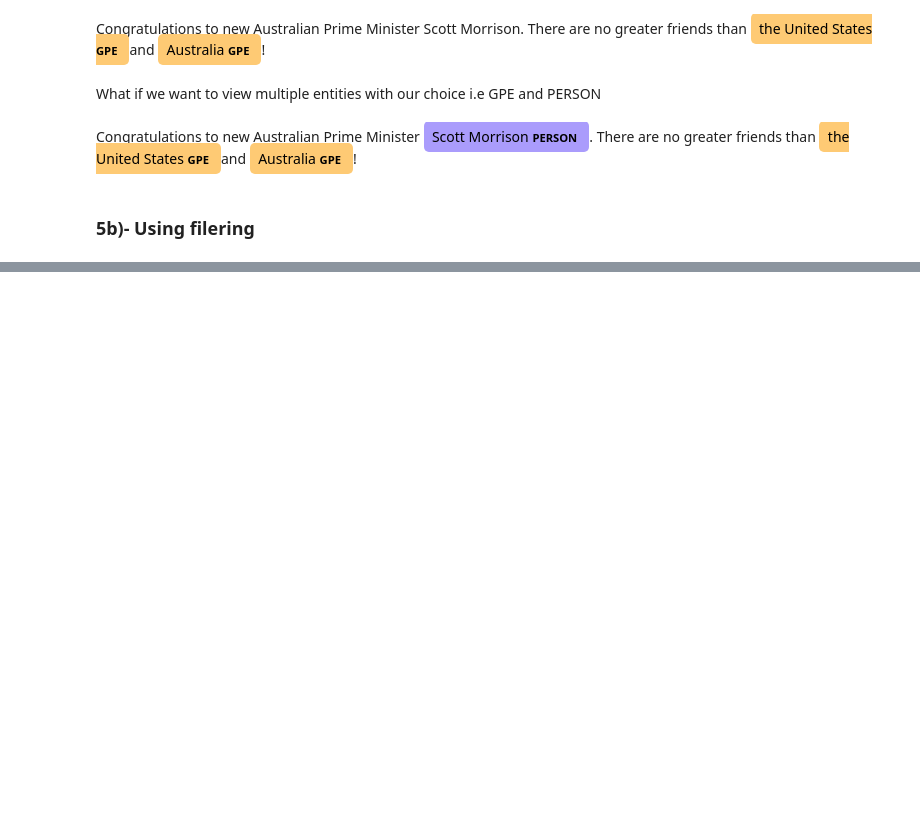
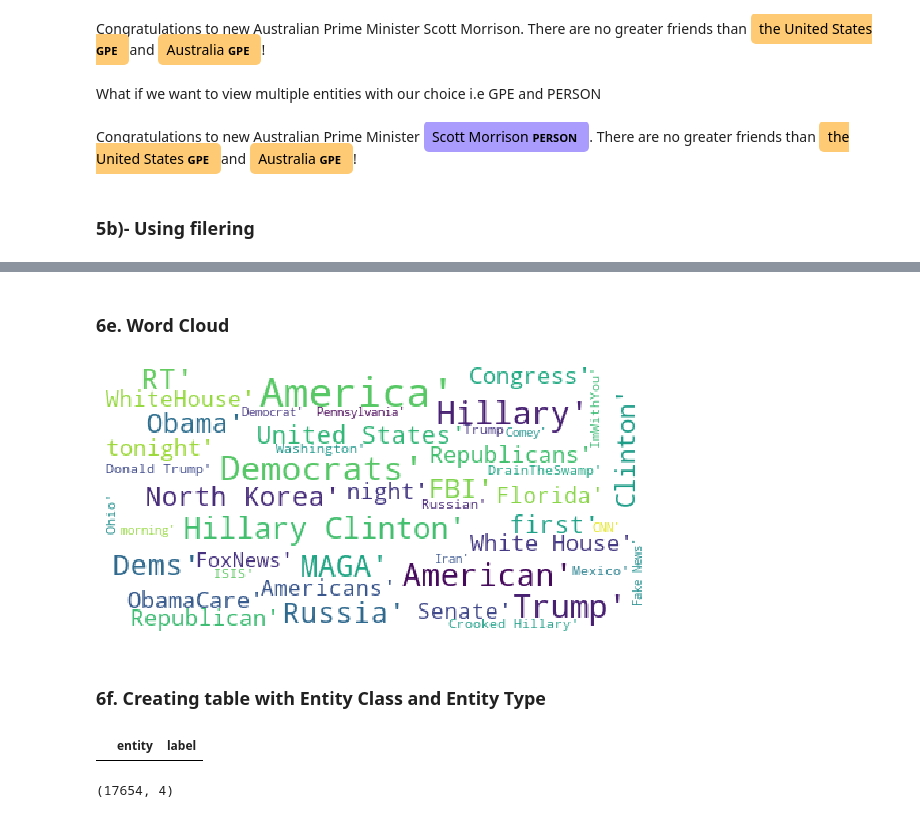
Before and after one commit to HassanSherwani/NLP-Natural-Language-Processing-, a Jupyter notebook: Custom_Named-Entity/custome_ner_kaggle.ipynb, the cells around one changed output, grey strips where cells are left out. Drawn from its saved outputs; the diff is of its cells as text; code cells hidden in the pictures; blank space fills up the shorter version.

```diff
--- a/Custom_Named-Entity/custome_ner_kaggle.ipynb
+++ b/Custom_Named-Entity/custome_ner_kaggle.ipynb
@@ -188,0 +347,24 @@ Congratulations to new Australian Prime Minister Scott Morrison PERSON . There a
+# %% [markdown]
+### 6e. Word Cloud
+# %%
+from spacy.lang.en.stop_words import STOP_WORDS
+from wordcloud import WordCloud
+plt.figure(figsize=(10,5))
+wordcloud = WordCloud(background_color="white",
+                      stopwords = STOP_WORDS,
+                      max_words=45,
+                      max_font_size=30,
+                      random_state=42
+                     ).generate(str(entities))
+plt.imshow(wordcloud)
+plt.axis("off")
+plt.show()
+# %% [output]
+[figure, added]
+# %% [markdown]
+### 6f. Creating table with Entity Class and Entity Type
+# %%
+df_table = pd.DataFrame({'entity': [], 'label': []})
+df_table
+# %% [output]
+|  | entity | label |
@@ -188,0 +376,4 @@ Congratulations to new Australian Prime Minister Scott Morrison PERSON . There a
+# %%
+df_table.shape
+# %% [output]
+(17654, 4)
```
Also changed, not shown: parts of 35 cells of this notebook.
